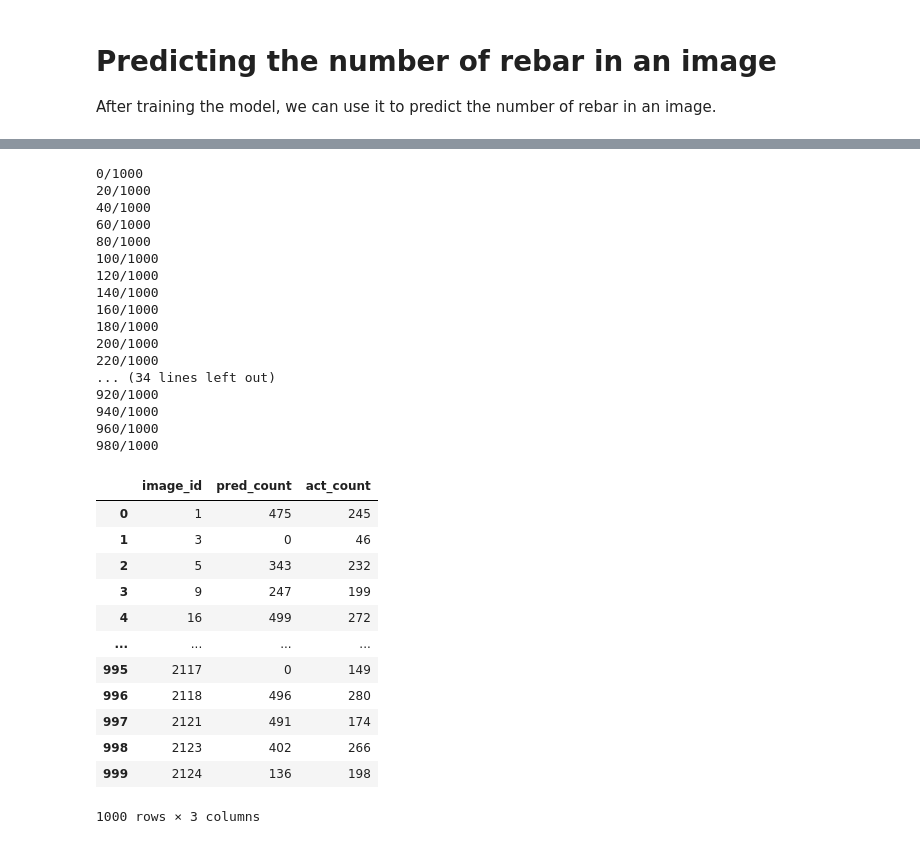
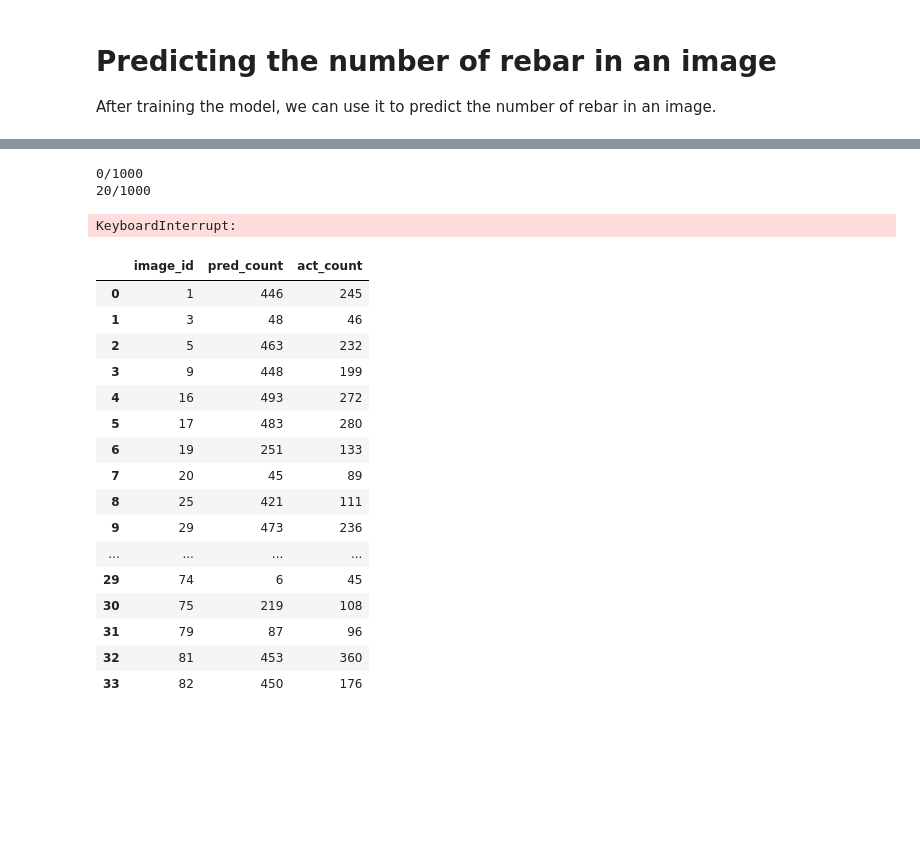
Before and after one commit to baslia/object_detection, a Jupyter notebook: run_trained_model.ipynb, the cells around one changed output, grey strips where cells are left out. Saved outputs shown, nothing was run; the diff lists cells and outputs as text; code cells hidden in the pictures; blank space fills up the shorter version.

```diff
--- a/run_trained_model.ipynb
+++ b/run_trained_model.ipynb
@@ -193,7 +156,7 @@ for it in iter(range(len(test_dataset))):
     outputs = model(pixel_values=pixel_values, pixel_mask=None)
     image_id = target['image_id'].item()
     # image = test_dataset.coco.loadImgs(image_id)[0]
-    pred_count = count_rebar(outputs, threshold=0.6)
+    pred_count = count_rebar(outputs, threshold=0.8)
 
     pred_res.loc[len(pred_res)] = [image_id, pred_count, act_count]
 
@@ -201,34 +164,27 @@ pred_res
 # %% [output]
 0/1000
 20/1000
-40/1000
-60/1000
-80/1000
-100/1000
-120/1000
-140/1000
-160/1000
-180/1000
-200/1000
-220/1000
-... (34 lines left out)
-920/1000
-940/1000
-960/1000
-980/1000
-|  | image_id | pred_count | act_count |
-| 0 | 1 | 475 | 245 |
-| 1 | 3 | 0 | 46 |
-| 2 | 5 | 343 | 232 |
-| 3 | 9 | 247 | 199 |
-| 4 | 16 | 499 | 272 |
-| ... | ... | ... | ... |
-| 995 | 2117 | 0 | 149 |
-| 996 | 2118 | 496 | 280 |
-| 997 | 2121 | 491 | 174 |
-| 998 | 2123 | 402 | 266 |
-| 999 | 2124 | 136 | 198 |
-1000 rows × 3 columns
+KeyboardInterrupt:
+# %%
+pred_res
+# %% [output]
+|  | image_id | pred_count | act_count |
+| 0 | 1 | 446 | 245 |
+| 1 | 3 | 48 | 46 |
+| 2 | 5 | 463 | 232 |
+| 3 | 9 | 448 | 199 |
+| 4 | 16 | 493 | 272 |
+| 5 | 17 | 483 | 280 |
+| 6 | 19 | 251 | 133 |
+| 7 | 20 | 45 | 89 |
+| 8 | 25 | 421 | 111 |
+| 9 | 29 | 473 | 236 |
+| ... | ... | ... | ... |
+| 29 | 74 | 6 | 45 |
+| 30 | 75 | 219 | 108 |
+| 31 | 79 | 87 | 96 |
+| 32 | 81 | 453 | 360 |
+| 33 | 82 | 450 | 176 |
 # %%
 # processor = DetrFeatureExtractor.from_pretrained(model)
 pixel_values, target = test_dataset[10]
```
Also changed, not shown: parts of 7 cells of this notebook.
